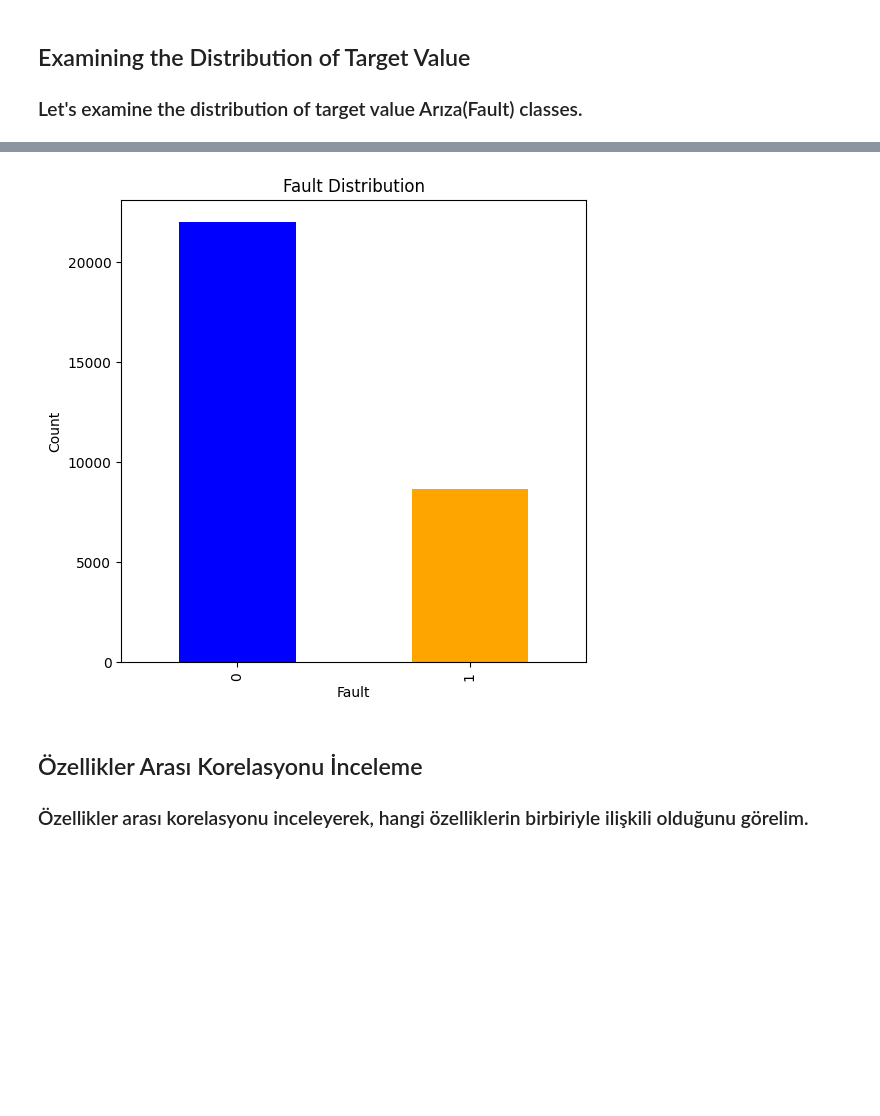
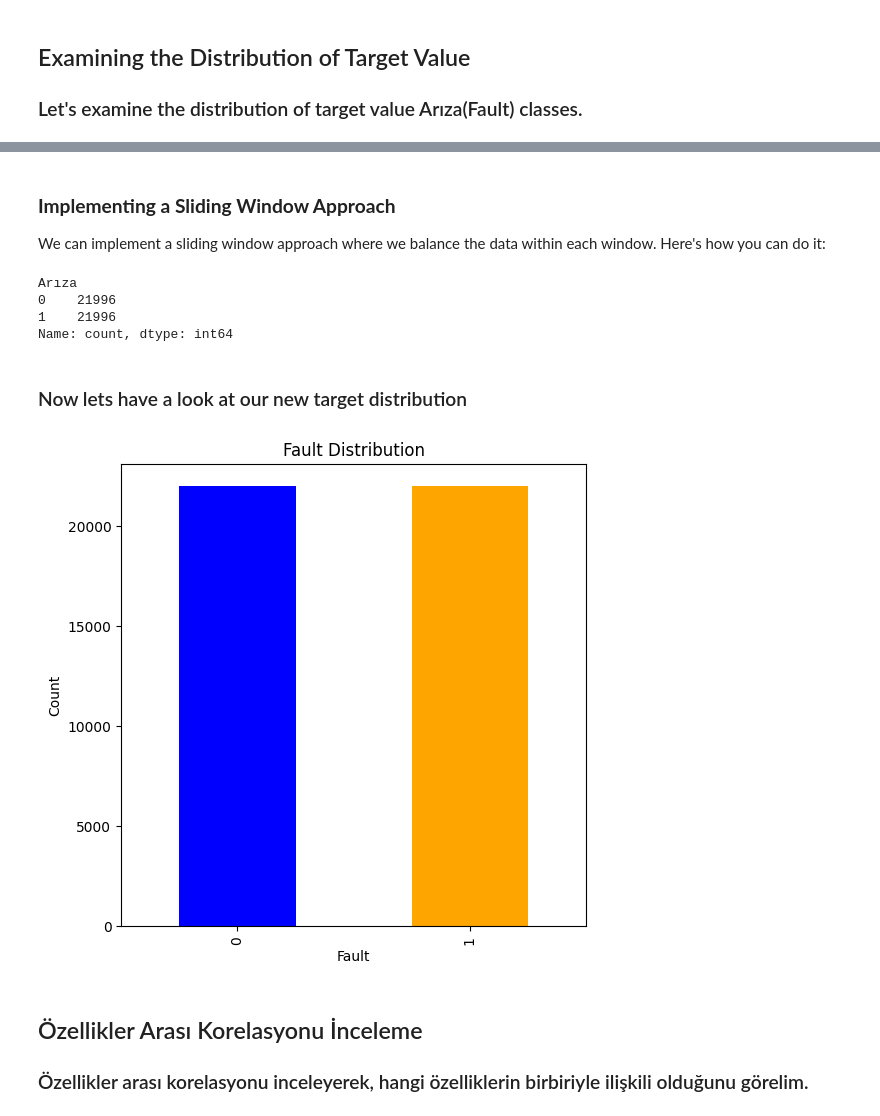
Before and after one commit to Abdulkadir19997/Time_Series_binary_classification, a Jupyter notebook: Time_series_binary_classification.ipynb, the cells around one changed output, grey strips where cells are left out. Cells and saved outputs as stored; diff of their text form; code cells hidden in the pictures; blank space fills up the shorter version.

```diff
--- a/Time_series_binary_classification.ipynb
+++ b/Time_series_binary_classification.ipynb
@@ -230,9 +253,9 @@ plt.show()
 ### Let's examine the distribution of each feature by creating histograms and box plots.
 # %%
 # Histogram ve kutu grafikleri
-features = ['Total Acceleration Avg ((m/s²)²)', 'Horizontal Velocity Avg (mm/s)', 'Axial Velocity Avg (mm/s)', 'Vertical Velocity Avg (mm/s)', 'Temperature Avg (°C)', 'Audio Avg (dB)']
+hist_features = ['Total Acceleration Avg ((m/s²)²)', 'Horizontal Velocity Avg (mm/s)', 'Axial Velocity Avg (mm/s)', 'Vertical Velocity Avg (mm/s)', 'Temperature Avg (°C)', 'Audio Avg (dB)']
 
-for feature in features:
+for feature in hist_features:
     plt.figure(figsize=(12, 6))
 
     # Histogram
@@ -263,13 +310,56 @@ for feature in features:
+# %% [markdown]
+### **Implementing a Sliding Window Approach**
+We can implement a sliding window approach where we balance the data within each window. Here's how you can do it:
+# %%
+from sklearn.utils import resample
+
+# Combine features and target for convenience
+data_combined = pd.concat([features, target], axis=1)
+
+# Oversample the minority class
+majority_class = data_combined[data_combined['Arıza'] == 0]
+minority_class = data_combined[data_combined['Arıza'] == 1]
+minority_class_oversampled = resample(minority_class,
+                                      replace=True,
+                                      n_samples=len(majority_class),
+                                      random_state=42)
+
+# Combine majority class with oversampled minority class
+balanced_data_combined = pd.concat([majority_class, minority_class_oversampled])
+
+# Separate features and target again
+features= balanced_data_combined.drop(columns=['Arıza'])
+target = balanced_data_combined['Arıza']
+
+# Check the new distribution
+new_distribution_balanced = target.value_counts()
+print(new_distribution_balanced)
+
+# Sliding window approach with balanced data
+window_size = 1440  # Number of minutes in a day
+windowed_data = []
+
+for start in range(0, len(balanced_data_combined), window_size):
+    end = start + window_size
+    window = balanced_data_combined[start:end]
+    windowed_data.append(window)
+# %% [output]
+Arıza
+0    21996
+1    21996
+Name: count, dtype: int64
+# %% [markdown]
+### Now lets have a look at our new target distribution
 # %%
 # Hedef değerin dağılımı
 plt.figure(figsize=(6, 6))
-data['Arıza'].value_counts().plot(kind='bar', color=['blue', 'orange'])
+target.value_counts().plot(kind='bar', color=['blue', 'orange'])
 plt.title('Fault Distribution')
 plt.xlabel('Fault')
 plt.ylabel('Count')
 plt.show()
 # %% [output]
-[figure, old version]
+[figure, new version]
 # %% [markdown]
 ##  Özellikler Arası Korelasyonu İnceleme
 ### Özellikler arası korelasyonu inceleyerek, hangi özelliklerin birbiriyle ilişkili olduğunu görelim.
```
Also changed, not shown: parts of 16 cells of this notebook, 1 other file.
